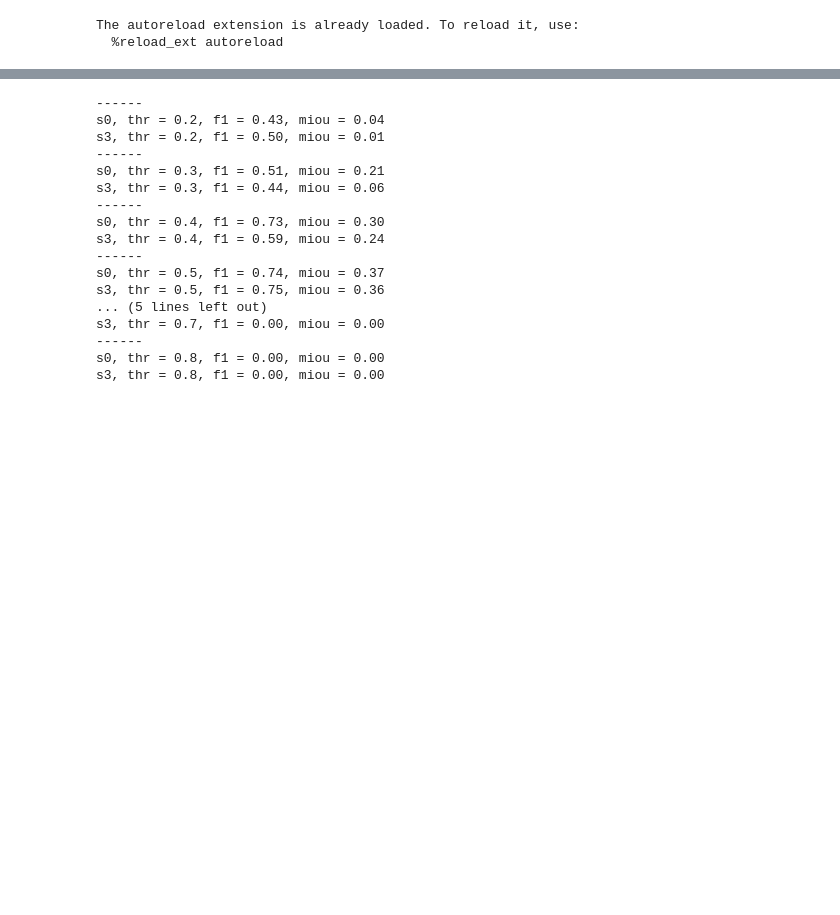
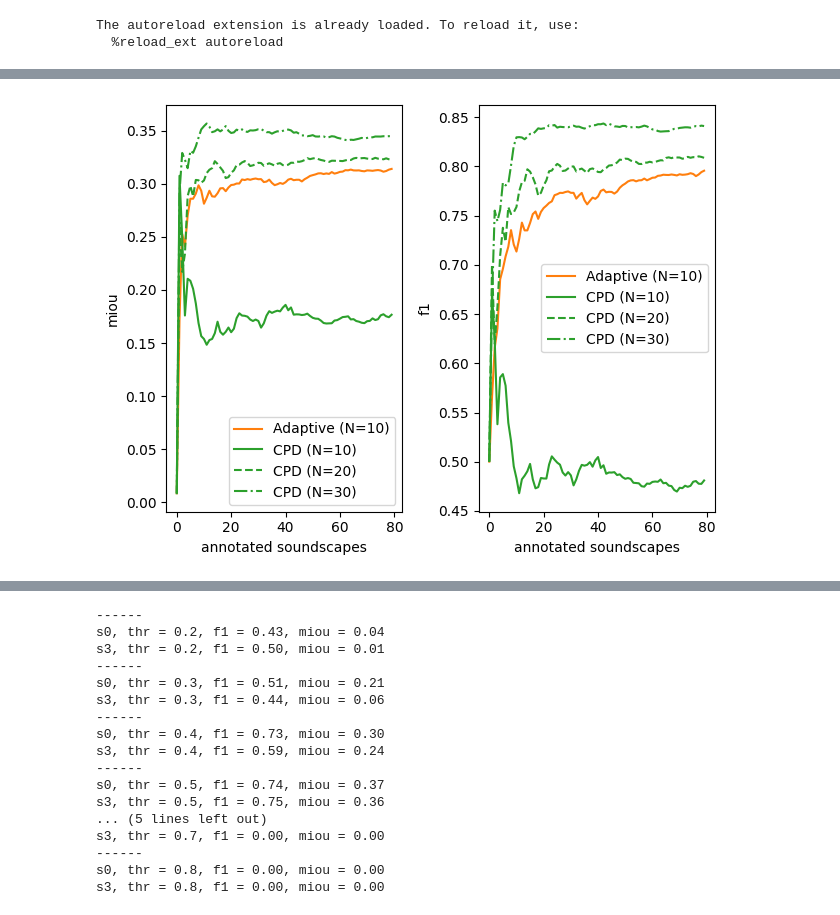
Before and after one commit to johnmartinsson/adaptive-change-point-detection, a Jupyter notebook: notebooks/optimal_adaptive_cost_analysis.ipynb, the cells around one changed output, grey strips where cells are left out. Drawn from its saved outputs; the diff is of its cells as text; code cells hidden in the pictures; blank space fills up the shorter version.

```diff
--- a/notebooks/optimal_adaptive_cost_analysis.ipynb
+++ b/notebooks/optimal_adaptive_cost_analysis.ipynb
@@ -68,0 +99,76 @@ for idx_n_queries in range(len(n_queriess)):
+# %%
+miou_scores_test = np.load('../results/0.8s_0.25s_random_init/miou_scores_test.npy')
+f1_scores_test   = np.load('../results/0.8s_0.25s_random_init/f1_scores_test.npy')
+
+cpd_miou_scores_test = np.load('../results/0.8s_0.25s_cpd_baseline_full/miou_scores_test.npy')
+cpd_f1_scores_test   = np.load('../results/0.8s_0.25s_cpd_baseline_full/f1_scores_test.npy')
+
+mean_mious_cpd_10 = cpd_miou_scores_test[2, 1].mean(axis=0)
+mean_f1s_cpd_10 = cpd_f1_scores_test[2, 1].mean(axis=0)
+
+mean_mious_cpd_20 = cpd_miou_scores_test[2, 2].mean(axis=0)
+mean_f1s_cpd_20 = cpd_f1_scores_test[2, 2].mean(axis=0)
+
+mean_mious_cpd_30 = cpd_miou_scores_test[2, 3].mean(axis=0)
+mean_f1s_cpd_30 = cpd_f1_scores_test[2, 3].mean(axis=0)
+
+mean_mious_ad_10 = miou_scores_test[1, 1].mean(axis=0)
+mean_f1s_ad_10   = f1_scores_test[1, 1].mean(axis=0)
+
+# mean_mious_ad_20 = miou_scores_test[1, 2].mean(axis=0)
+# mean_f1s_ad_20   = f1_scores_test[1, 2].mean(axis=0)
+
+mean_mious_fix_10 = miou_scores_test[3, 1].mean(axis=0)
+mean_f1s_fix_10   = f1_scores_test[3, 1].mean(axis=0)
+
+mean_mious_fix_20 = miou_scores_test[3, 2].mean(axis=0)
+mean_f1s_fix_20   = f1_scores_test[3, 2].mean(axis=0)
+
+mean_mious_fix_30 = miou_scores_test[3, 3].mean(axis=0)
+mean_f1s_fix_30   = f1_scores_test[3, 3].mean(axis=0)
+
+mean_mious_fix_40 = miou_scores_test[3, 4].mean(axis=0)
+mean_f1s_fix_40   = f1_scores_test[3, 4].mean(axis=0)
+
+
+
+fig, ax = plt.subplots(1, 2)
+
+ax[0].plot(mean_mious_ad_10, color=colors[1], label    ='Adaptive (N=10)')
+
+ax[0].plot(mean_mious_cpd_10, color=colors[2], label    ='CPD (N=10)')
+ax[0].plot(mean_mious_cpd_20, color=colors[2], linestyle='dashed', label    ='CPD (N=20)')
+ax[0].plot(mean_mious_cpd_30, color=colors[2], linestyle='dashdot', label    ='CPD (N=30)')
+
+#ax[0].plot(mean_mious_ad_20, color='green', linestyle='dashed', label    ='Adaptive (N=20)')
+# ax[0].plot(mean_mious_fix_10, color=colors[3], label='Fixed       (N=10)')
+# ax[0].plot(mean_mious_fix_20, color=colors[3], linestyle='dashed', label='Fixed       (N=20)')
+# ax[0].plot(mean_mious_fix_30, color=colors[3], linestyle='dashdot', label='Fixed       (N=30)')
+# ax[0].plot(mean_mious_fix_40, color=colors[3], linestyle='dotted', label   ='Fixed       (N=40)')
+
+
+ax[0].set_xlabel('annotated soundscapes')
+ax[0].set_ylabel('miou')
+ax[0].legend()
+#ax[0].set_ylim([0.2, 0.4])
+
+ax[1].plot(mean_f1s_ad_10, color=colors[1], label    ='Adaptive (N=10)')
+#ax[1].plot(mean_f1s_ad_20, color='green', linestyle='dashed', label    ='Adaptive (N=20)')
+
+ax[1].plot(mean_f1s_cpd_10, color=colors[2], label    ='CPD (N=10)')
+ax[1].plot(mean_f1s_cpd_20, color=colors[2], linestyle='dashed', label    ='CPD (N=20)')
+ax[1].plot(mean_f1s_cpd_30, color=colors[2], linestyle='dashdot', label    ='CPD (N=30)')
+
+# ax[1].plot(mean_f1s_fix_10, color=colors[3], label ='Fixed       (N=10)')
+# ax[1].plot(mean_f1s_fix_20, color=colors[3], linestyle='dashed', label='Fixed       (N=20)')
+# ax[1].plot(mean_f1s_fix_30, color=colors[3], linestyle='dashdot', label='Fixed       (N=30)')
+# ax[1].plot(mean_f1s_fix_40, color=colors[3], linestyle='dotted', label   ='Fixed       (N=40)')
+
+
+ax[1].set_xlabel('annotated soundscapes')
+ax[1].set_ylabel('f1')
+ax[1].legend()
+plt.tight_layout()
+#ax[1].set_ylim([0.5, 0.9])
+# %% [output]
+[figure, added]
```
Also changed, not shown: parts of 6 cells of this notebook, 1 other file.
